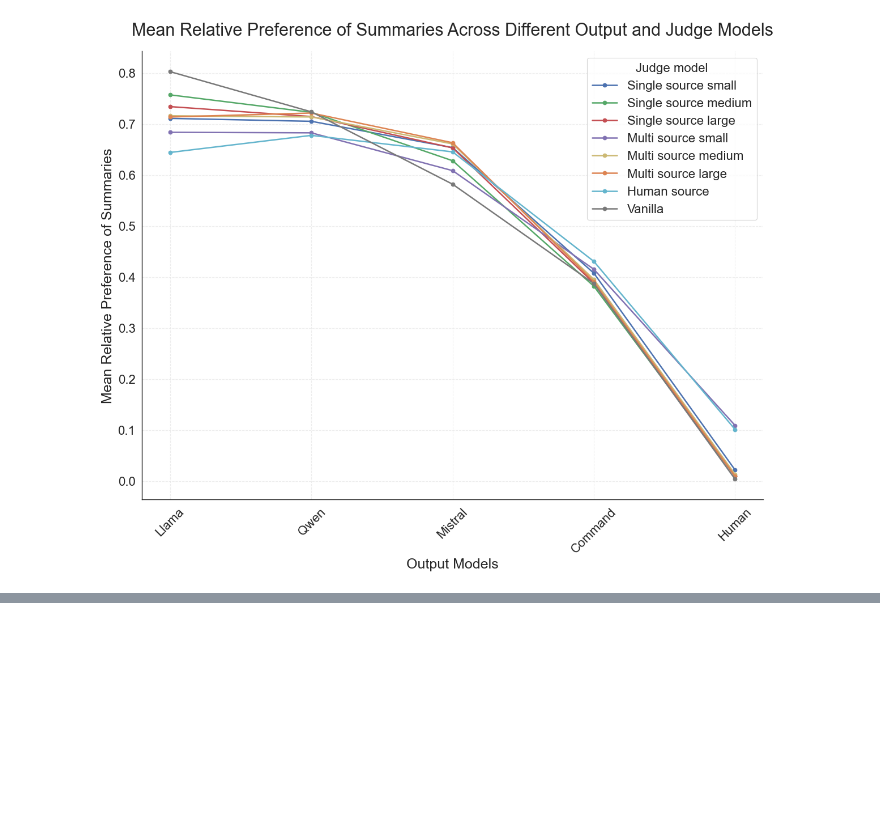
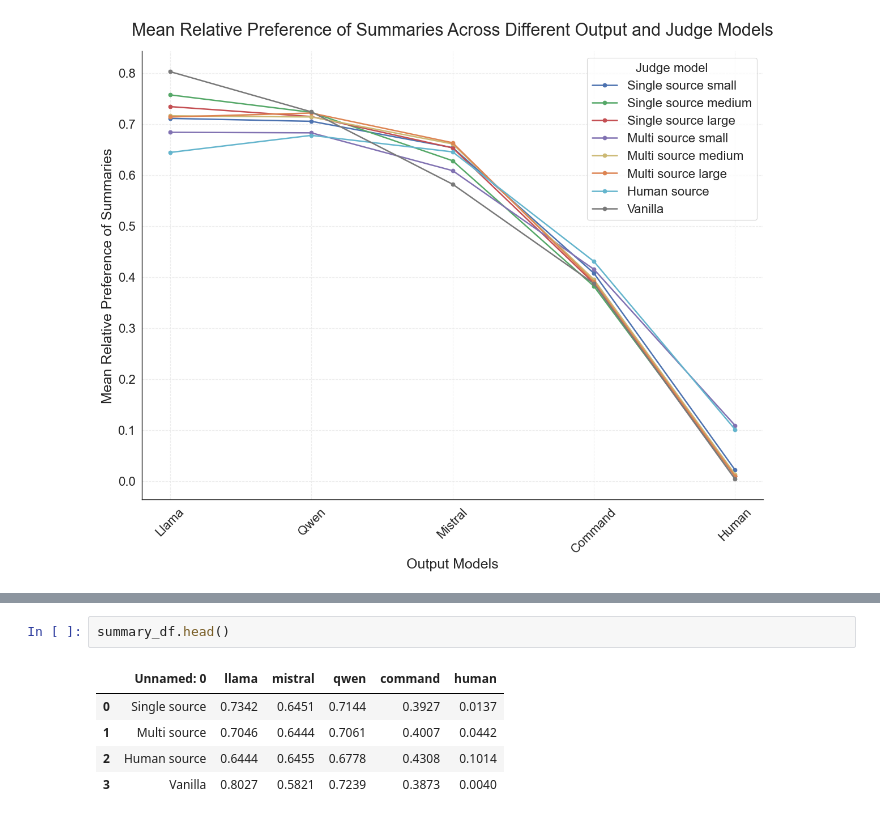
Before and after one commit to maxschaffelder/synthetic_data_diversity, a Jupyter notebook: exp_3/pairwise_rankings/analysis.ipynb, the cells around one changed output, grey strips where cells are left out. Drawn from its saved outputs; the diff is of its cells as text; blank space fills up the shorter version.

```diff
--- a/exp_3/pairwise_rankings/analysis.ipynb
+++ b/exp_3/pairwise_rankings/analysis.ipynb
@@ -648,3 +810,11 @@ plt.savefig('/Users/maxschaffelder/Desktop/Thesis/plots/exp_3/line_pairwise_medi
 plt.show()
 # %% [output]
 [figure]
+# %%
+summary_df.head()
+# %% [output]
+|  | Unnamed: 0 | llama | mistral | qwen | command | human |
+| 0 | Single source | 0.7342 | 0.6451 | 0.7144 | 0.3927 | 0.0137 |
+| 1 | Multi source | 0.7046 | 0.6444 | 0.7061 | 0.4007 | 0.0442 |
+| 2 | Human source | 0.6444 | 0.6455 | 0.6778 | 0.4308 | 0.1014 |
+| 3 | Vanilla | 0.8027 | 0.5821 | 0.7239 | 0.3873 | 0.0040 |
```
Also changed, not shown: parts of 14 cells of this notebook.
